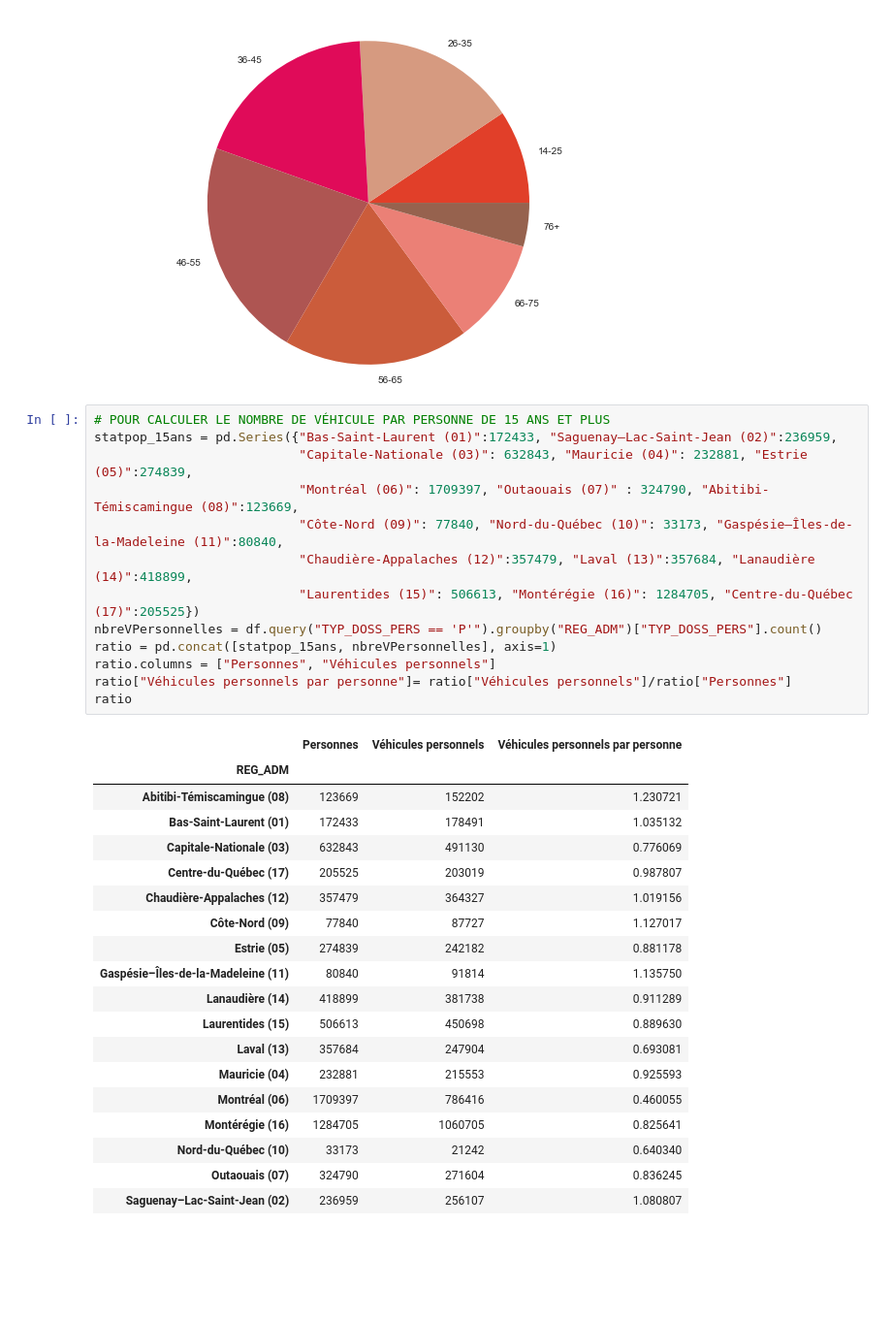
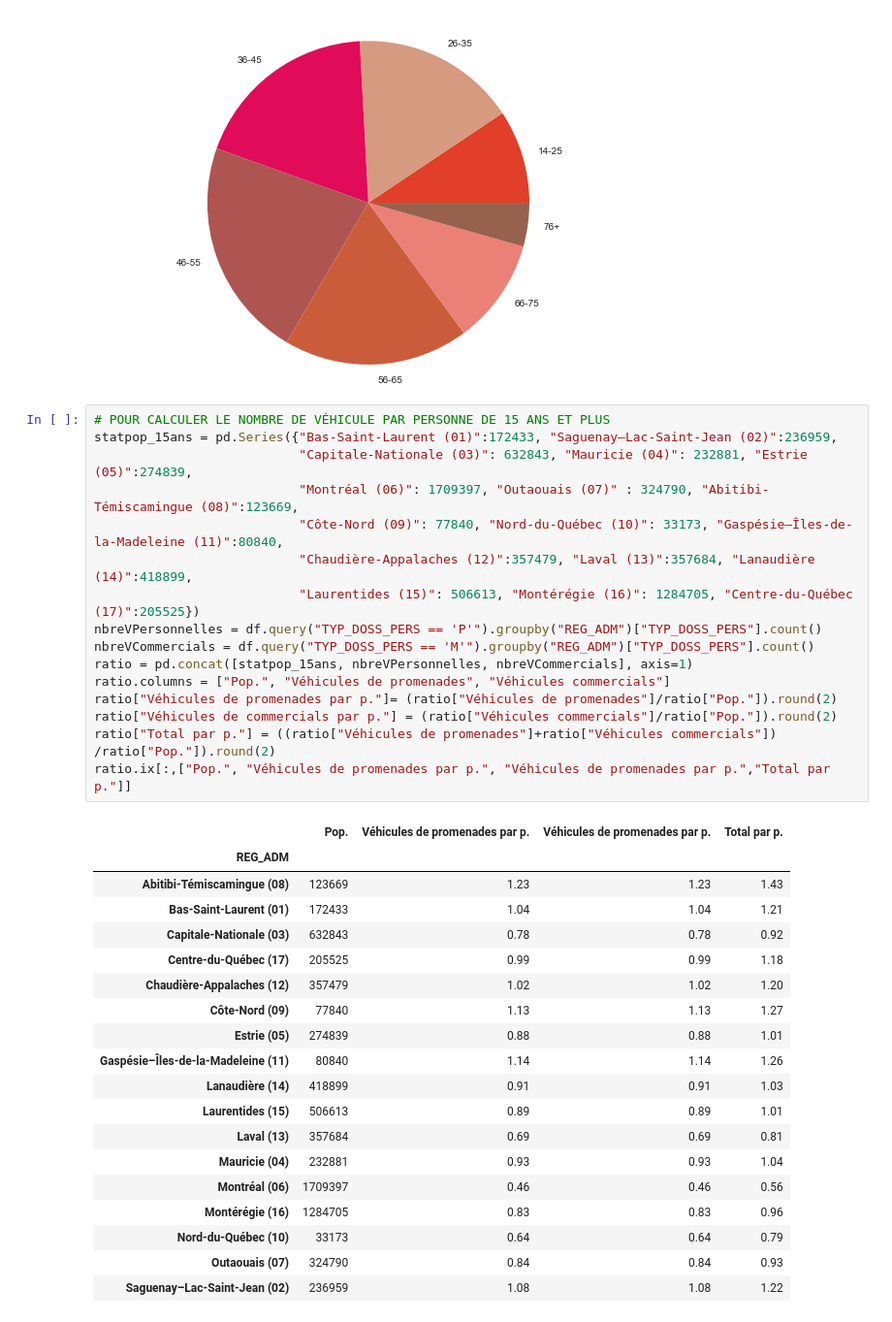
Before and after one commit to Whippsie/Hackaton2017Datascape, a Jupyter notebook: hack.ipynb, the cells around one changed output. Shown: that part at 97% size. Drawn from its saved outputs; the diff is of its cells as text; blank space fills up the shorter version.

Commit message:
upgrade le tableau

```diff
--- a/hack.ipynb
+++ b/hack.ipynb
@@ -314,33 +314,36 @@ plt.show()
 # %%
 # POUR CALCULER LE NOMBRE DE VÉHICULE PAR PERSONNE DE 15 ANS ET PLUS
 statpop_15ans = pd.Series({"Bas-Saint-Laurent (01)":172433, "Saguenay–Lac-Saint-Jean (02)":236959,
                            "Capitale-Nationale (03)": 632843, "Mauricie (04)": 232881, "Estrie (05)":274839,
                            "Montréal (06)": 1709397, "Outaouais (07)" : 324790, "Abitibi-Témiscamingue (08)":123669,
                            "Côte-Nord (09)": 77840, "Nord-du-Québec (10)": 33173, "Gaspésie–Îles-de-la-Madeleine (11)":80840,
                            "Chaudière-Appalaches (12)":357479, "Laval (13)":357684, "Lanaudière (14)":418899,
                            "Laurentides (15)": 506613, "Montérégie (16)": 1284705, "Centre-du-Québec (17)":205525})
 nbreVPersonnelles = df.query("TYP_DOSS_PERS == 'P'").groupby("REG_ADM")["TYP_DOSS_PERS"].count()
-ratio = pd.concat([statpop_15ans, nbreVPersonnelles], axis=1)
-ratio.columns = ["Personnes", "Véhicules personnels"]
-ratio["Véhicules personnels par personne"]= ratio["Véhicules personnels"]/ratio["Personnes"]
-ratio
+nbreVCommercials = df.query("TYP_DOSS_PERS == 'M'").groupby("REG_ADM")["TYP_DOSS_PERS"].count()
+ratio = pd.concat([statpop_15ans, nbreVPersonnelles, nbreVCommercials], axis=1)
+ratio.columns = ["Pop.", "Véhicules de promenades", "Véhicules commercials"]
+ratio["Véhicules de promenades par p."]= (ratio["Véhicules de promenades"]/ratio["Pop."]).round(2)
+ratio["Véhicules de commercials par p."] = (ratio["Véhicules commercials"]/ratio["Pop."]).round(2)
+ratio["Total par p."] = ((ratio["Véhicules de promenades"]+ratio["Véhicules commercials"]) /ratio["Pop."]).round(2)
+ratio.ix[:,["Pop.", "Véhicules de promenades par p.", "Véhicules de promenades par p.","Total par p."]]
 # %% [output]
-|  | Personnes | Véhicules personnels | Véhicules personnels par personne |
-| REG_ADM |  |  |  |
-| Abitibi-Témiscamingue (08) | 123669 | 152202 | 1.230721 |
-| Bas-Saint-Laurent (01) | 172433 | 178491 | 1.035132 |
-| Capitale-Nationale (03) | 632843 | 491130 | 0.776069 |
-| Centre-du-Québec (17) | 205525 | 203019 | 0.987807 |
-| Chaudière-Appalaches (12) | 357479 | 364327 | 1.019156 |
-| Côte-Nord (09) | 77840 | 87727 | 1.127017 |
-| Estrie (05) | 274839 | 242182 | 0.881178 |
-| Gaspésie–Îles-de-la-Madeleine (11) | 80840 | 91814 | 1.135750 |
-| Lanaudière (14) | 418899 | 381738 | 0.911289 |
-| Laurentides (15) | 506613 | 450698 | 0.889630 |
-| Laval (13) | 357684 | 247904 | 0.693081 |
-| Mauricie (04) | 232881 | 215553 | 0.925593 |
-| Montréal (06) | 1709397 | 786416 | 0.460055 |
-| Montérégie (16) | 1284705 | 1060705 | 0.825641 |
-| Nord-du-Québec (10) | 33173 | 21242 | 0.640340 |
-| Outaouais (07) | 324790 | 271604 | 0.836245 |
-| Saguenay–Lac-Saint-Jean (02) | 236959 | 256107 | 1.080807 |
+|  | Pop. | Véhicules de promenades par p. | Véhicules de promenades par p. | Total par p. |
+| REG_ADM |  |  |  |  |
+| Abitibi-Témiscamingue (08) | 123669 | 1.23 | 1.23 | 1.43 |
+| Bas-Saint-Laurent (01) | 172433 | 1.04 | 1.04 | 1.21 |
+| Capitale-Nationale (03) | 632843 | 0.78 | 0.78 | 0.92 |
+| Centre-du-Québec (17) | 205525 | 0.99 | 0.99 | 1.18 |
+| Chaudière-Appalaches (12) | 357479 | 1.02 | 1.02 | 1.20 |
+| Côte-Nord (09) | 77840 | 1.13 | 1.13 | 1.27 |
+| Estrie (05) | 274839 | 0.88 | 0.88 | 1.01 |
+| Gaspésie–Îles-de-la-Madeleine (11) | 80840 | 1.14 | 1.14 | 1.26 |
+| Lanaudière (14) | 418899 | 0.91 | 0.91 | 1.03 |
+| Laurentides (15) | 506613 | 0.89 | 0.89 | 1.01 |
+| Laval (13) | 357684 | 0.69 | 0.69 | 0.81 |
+| Mauricie (04) | 232881 | 0.93 | 0.93 | 1.04 |
+| Montréal (06) | 1709397 | 0.46 | 0.46 | 0.56 |
+| Montérégie (16) | 1284705 | 0.83 | 0.83 | 0.96 |
+| Nord-du-Québec (10) | 33173 | 0.64 | 0.64 | 0.79 |
+| Outaouais (07) | 324790 | 0.84 | 0.84 | 0.93 |
+| Saguenay–Lac-Saint-Jean (02) | 236959 | 1.08 | 1.08 | 1.22 |
```
Also changed, not shown: parts of 1 cell of this notebook.
